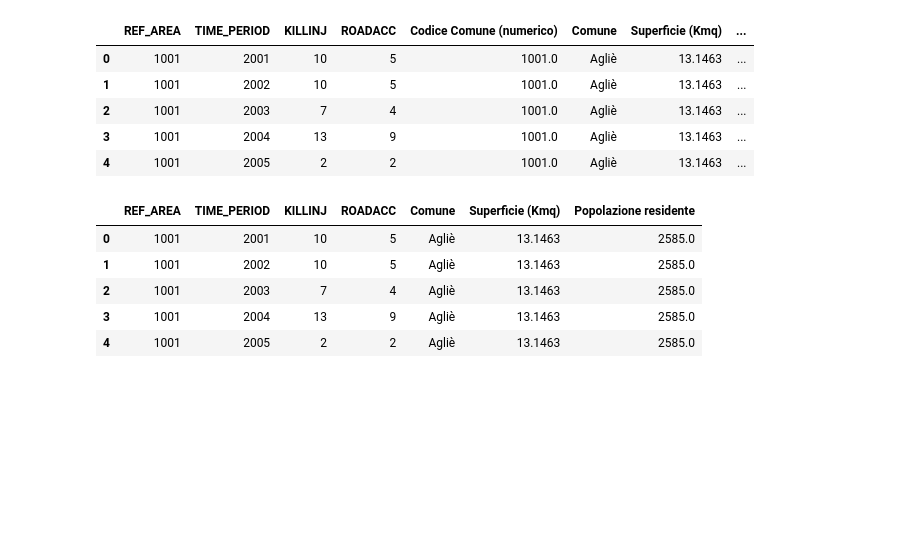
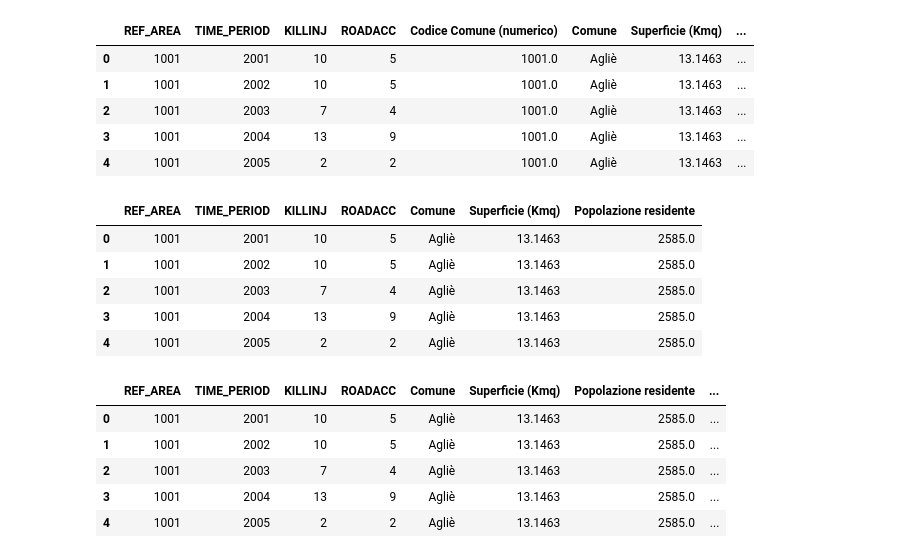
Before and after one commit to gionatacogoli/capstone_project, a Jupyter notebook: notebooks/02_data_cleaning.ipynb, the cells around one changed output. Saved outputs shown, nothing was run; the diff lists cells and outputs as text; code cells hidden in the pictures; blank space fills up the shorter version.

```diff
--- a/notebooks/02_data_cleaning.ipynb
+++ b/notebooks/02_data_cleaning.ipynb
@@ -129,3 +131,19 @@ df_merged_istat_data_comuni_name.head()
 | 2 | 1001 | 2003 | 7 | 4 | Agliè | 13.1463 | 2585.0 |
 | 3 | 1001 | 2004 | 13 | 9 | Agliè | 13.1463 | 2585.0 |
 | 4 | 1001 | 2005 | 2 | 2 | Agliè | 13.1463 | 2585.0 |
+# %%
+# create a new column 'ROADACC_PER_CAPITA' that contains the number of road accidents per capita for each comune
+df_merged_istat_data_comuni_name['ROADACC_PER_CAPITA'] = df_merged_istat_data_comuni_name['ROADACC'] / df_merged_istat_data_comuni_name['Popolazione residente']
+
+# create a new column 'df_roadacc_per_km2' that contains the number of road accidents per km2 for each comune
+df_merged_istat_data_comuni_name['ROADACC_PER_KM2'] = df_merged_istat_data_comuni_name['ROADACC'] / df_merged_istat_data_comuni_name['Superficie (Kmq)']
+
+# display the first 5 rows of the final dataframe
+df_merged_istat_data_comuni_name.head()
+# %% [output]
+|  | REF_AREA | TIME_PERIOD | KILLINJ | ROADACC | Comune | Superficie (Kmq) | Popolazione residente | ... |
+| 0 | 1001 | 2001 | 10 | 5 | Agliè | 13.1463 | 2585.0 | ... |
+| 1 | 1001 | 2002 | 10 | 5 | Agliè | 13.1463 | 2585.0 | ... |
+| 2 | 1001 | 2003 | 7 | 4 | Agliè | 13.1463 | 2585.0 | ... |
+| 3 | 1001 | 2004 | 13 | 9 | Agliè | 13.1463 | 2585.0 | ... |
+| 4 | 1001 | 2005 | 2 | 2 | Agliè | 13.1463 | 2585.0 | ... |
```
Also changed, not shown: parts of 4 cells of this notebook, 1 other file.
